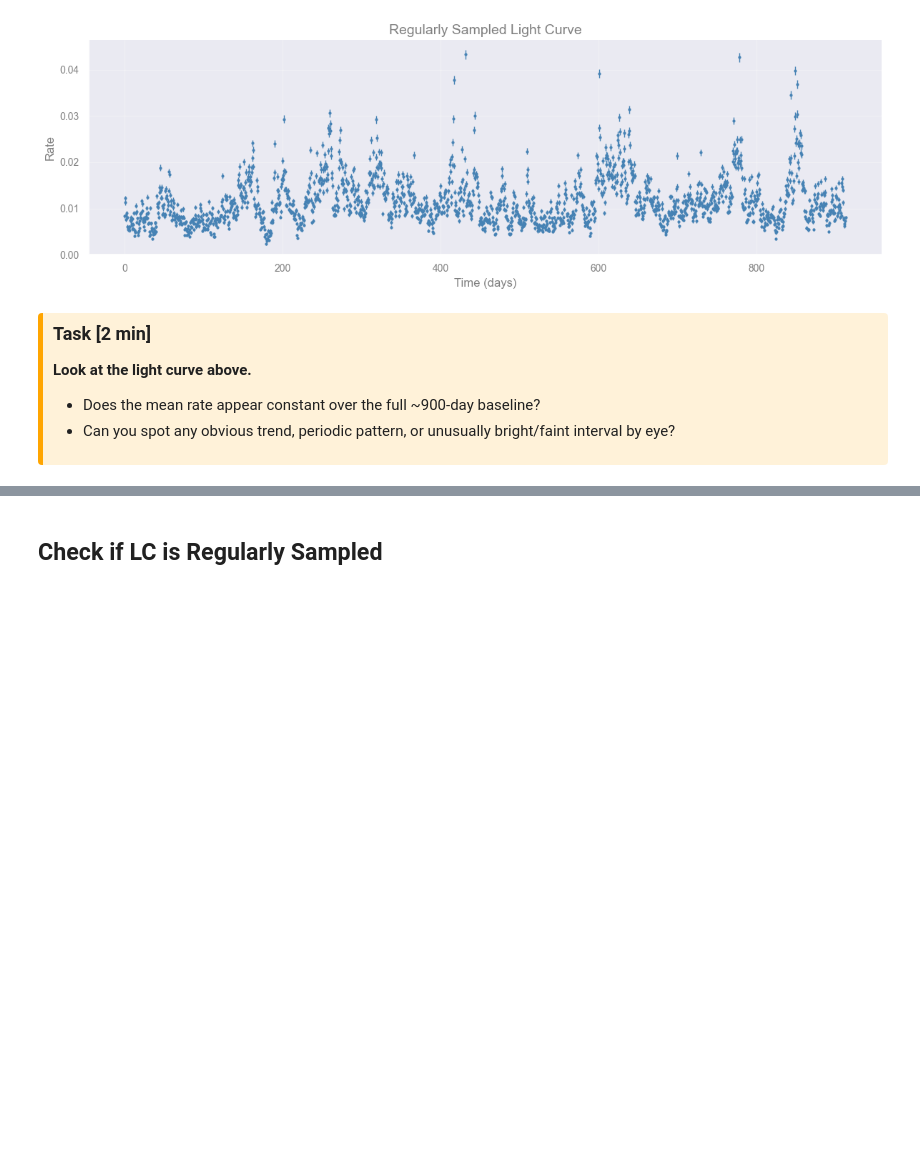
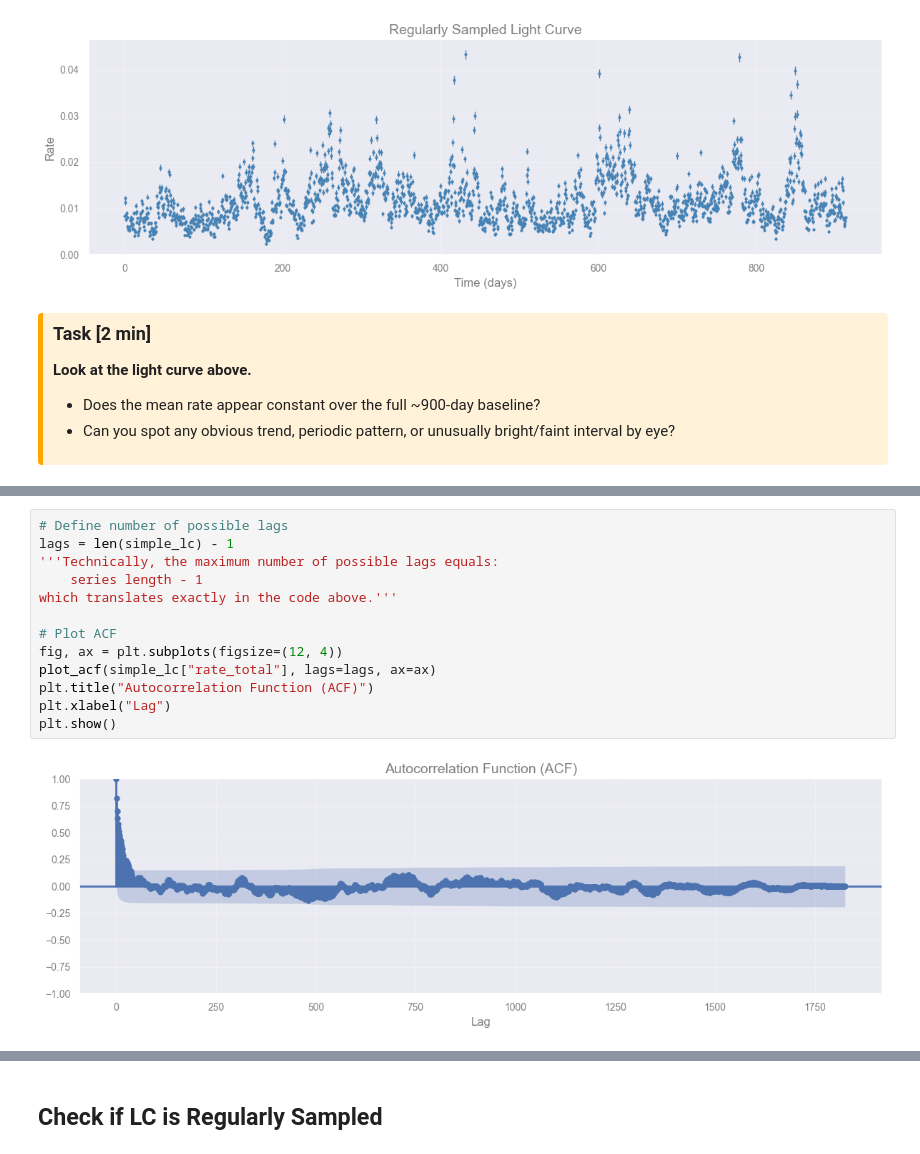
Before and after one commit to AstroStat-Academy/astrostat-school-7, a Jupyter notebook: Time_Series/Time_Series.ipynb, the cells around one changed output, grey strips where cells are left out. Drawn from its saved outputs; the diff is of its cells as text; blank space fills up the shorter version.

Commit message:
Final first rev. Time Series

```diff
--- a/Time_Series/Time_Series.ipynb
+++ b/Time_Series/Time_Series.ipynb
@@ -241,0 +298,15 @@ plt.show()
+# %%
+# Define number of possible lags
+lags = len(simple_lc) - 1
+'''Technically, the maximum number of possible lags equals:
+    series length - 1
+which translates exactly in the code above.'''
+
+# Plot ACF
+fig, ax = plt.subplots(figsize=(12, 4))
+plot_acf(simple_lc["rate_total"], lags=lags, ax=ax)
+plt.title("Autocorrelation Function (ACF)")
+plt.xlabel("Lag")
+plt.show()
+# %% [output]
+[figure, added]
```
Also changed, not shown: parts of 30 cells of this notebook, 5 other files.
